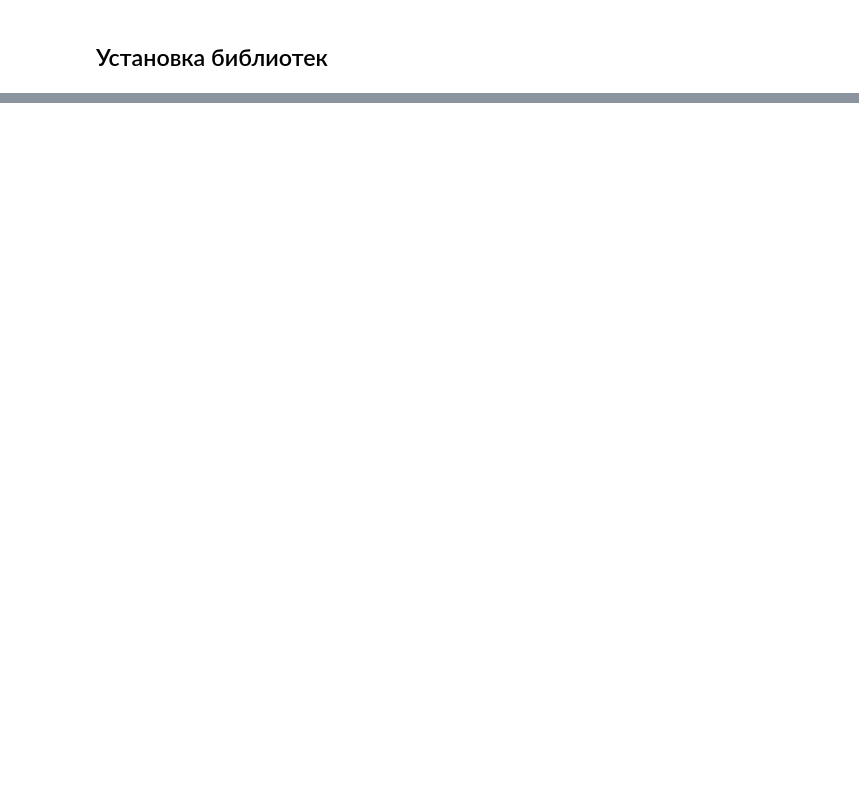
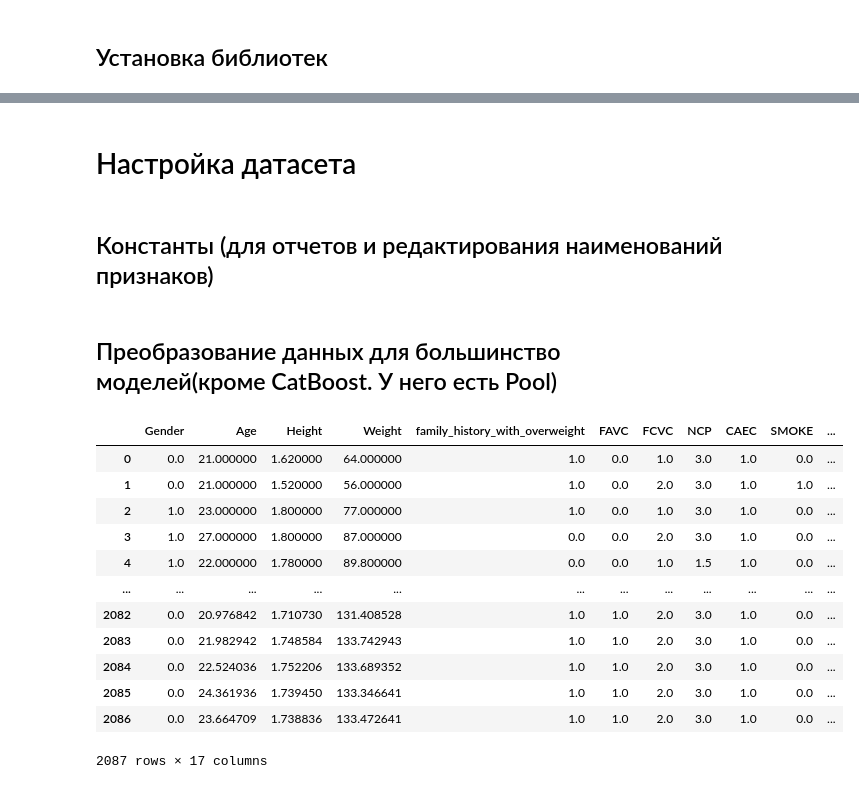
Before and after one commit to AlexTilta/Multiclass_prediction_of_obesity_risk, a Jupyter notebook: 02_ML.ipynb, the cells around one changed output, grey strips where cells are left out. Drawn from its saved outputs; the diff is of its cells as text; code cells hidden in the pictures; blank space fills up the shorter version.

```diff
--- a/02_ML.ipynb
+++ b/02_ML.ipynb
@@ -18,8 +20,8 @@ sys.path.insert(0, str(Path.cwd()))
 from src.utils import load_csv
 
 # 5) загрузка данных
-df = load_csv('prepared_data.csv', 'data')
-df
+df_original = load_csv('prepared_data.csv', 'data')
+df_original
 # %% [output]
 Cloning into 'Multiclass_prediction_of_obesity_risk'...
 remote: Enumerating objects: 447, done.
@@ -95,0 +108,71 @@ from sklearn.linear_model import LogisticRegression
+# %% [markdown]
+# Настройка датасета
+# %% [markdown]
+## Константы (для отчетов и редактирования наименований признаков)
+# %%
+# Настройка целевых переменных
+TARGET_COLUMN = 'NObeyesdad'
+DROPPED_TARGET_COLUMN = 'NObeyesdad_norm'
+# %% [markdown]
+## Преобразование данных для большинство моделей(кроме CatBoost. У него есть Pool)
+# %%
+
+df_transformed = df_original.copy()
+
+
+le = LabelEncoder()
+df_transformed[TARGET_COLUMN] = le.fit_transform(df_transformed[TARGET_COLUMN])
+
+
+# 3. ПРЕОБРАЗОВАНИЕ ВСЕХ КАТЕГОРИАЛЬНЫХ ПРИЗНАКОВ В ЧИСЛА
+caec_calc_map = {'no': 0.0, 'Sometimes': 1.0, 'Frequently': 2.0, 'Always': 3.0}
+df_transformed['CAEC'] = df_transformed['CAEC'].replace(caec_calc_map)
+df_transformed['CALC'] = df_transformed['CALC'].replace(caec_calc_map)
+
+fcvc_map = {'no': 0.0, 'Sometimes': 1.0, 'Always': 2.0}
+df_transformed['FCVC'] = df_transformed['FCVC'].replace(fcvc_map)
+
+ncp_map = {'1-2': 1.5, '3': 3.0, '>3': 3.5}
+df_transformed['NCP'] = df_transformed['NCP'].replace(ncp_map)
+
+ch2o_map = {'<1': 0.5, 'Sometimes': 1.0, '1-2': 1.5, '>2': 3.0}
+df_transformed['CH2O'] = df_transformed['CH2O'].replace(ch2o_map)
+
+faf_tue_map = {'0': 0.0, 'no': 0.0, '0-2': 1.0, '1-2': 1.5, '2-4': 3.0,
+               '3-5': 4.0, '4-5': 4.5, '>5': 5.5}
+df_transformed['FAF'] = df_transformed['FAF'].replace(faf_tue_map)
+df_transformed['TUE'] = df_transformed['TUE'].replace(faf_tue_map)
+
+yes_no_map = {'yes': 1.0, 'no': 0.0}
+df_transformed['family_history_with_overweight'] = df_transformed['family_history_with_overweight'].replace(yes_no_map)
+df_transformed['FAVC'] = df_transformed['FAVC'].replace(yes_no_map)
+df_transformed['SMOKE'] = df_transformed['SMOKE'].replace(yes_no_map)
+df_transformed['SCC'] = df_transformed['SCC'].replace(yes_no_map)
+
+# Gender (Male/Female)
+gender_map = {'Male': 1.0, 'Female': 0.0}
+df_transformed['Gender'] = df_transformed['Gender'].replace(gender_map)
+
+mtrans_le = LabelEncoder()
+df_transformed['MTRANS'] = mtrans_le.fit_transform(df_transformed['MTRANS'])
+
+df = df_transformed.drop(columns=[DROPPED_TARGET_COLUMN, 'BMI'], errors='ignore')
+
+# Преобразование всех столбцов в float64
+for col in df.columns:
+    df[col] = df[col].astype(float)
+df
+# %% [output]
+|  | Gender | Age | Height | Weight | family_history_with_overweight | FAVC | FCVC | NCP | CAEC | SMOKE | ... |
+| 0 | 0.0 | 21.000000 | 1.620000 | 64.000000 | 1.0 | 0.0 | 1.0 | 3.0 | 1.0 | 0.0 | ... |
+| 1 | 0.0 | 21.000000 | 1.520000 | 56.000000 | 1.0 | 0.0 | 2.0 | 3.0 | 1.0 | 1.0 | ... |
+| 2 | 1.0 | 23.000000 | 1.800000 | 77.000000 | 1.0 | 0.0 | 1.0 | 3.0 | 1.0 | 0.0 | ... |
+| 3 | 1.0 | 27.000000 | 1.800000 | 87.000000 | 0.0 | 0.0 | 2.0 | 3.0 | 1.0 | 0.0 | ... |
+| 4 | 1.0 | 22.000000 | 1.780000 | 89.800000 | 0.0 | 0.0 | 1.0 | 1.5 | 1.0 | 0.0 | ... |
+| ... | ... | ... | ... | ... | ... | ... | ... | ... | ... | ... | ... |
+| 2082 | 0.0 | 20.976842 | 1.710730 | 131.408528 | 1.0 | 1.0 | 2.0 | 3.0 | 1.0 | 0.0 | ... |
+| 2083 | 0.0 | 21.982942 | 1.748584 | 133.742943 | 1.0 | 1.0 | 2.0 | 3.0 | 1.0 | 0.0 | ... |
+| 2084 | 0.0 | 22.524036 | 1.752206 | 133.689352 | 1.0 | 1.0 | 2.0 | 3.0 | 1.0 | 0.0 | ... |
+| 2085 | 0.0 | 24.361936 | 1.739450 | 133.346641 | 1.0 | 1.0 | 2.0 | 3.0 | 1.0 | 0.0 | ... |
+| 2086 | 0.0 | 23.664709 | 1.738836 | 133.472641 | 1.0 | 1.0 | 2.0 | 3.0 | 1.0 | 0.0 | ... |
+2087 rows × 17 columns
```
Also changed, not shown: parts of 8 cells of this notebook.
